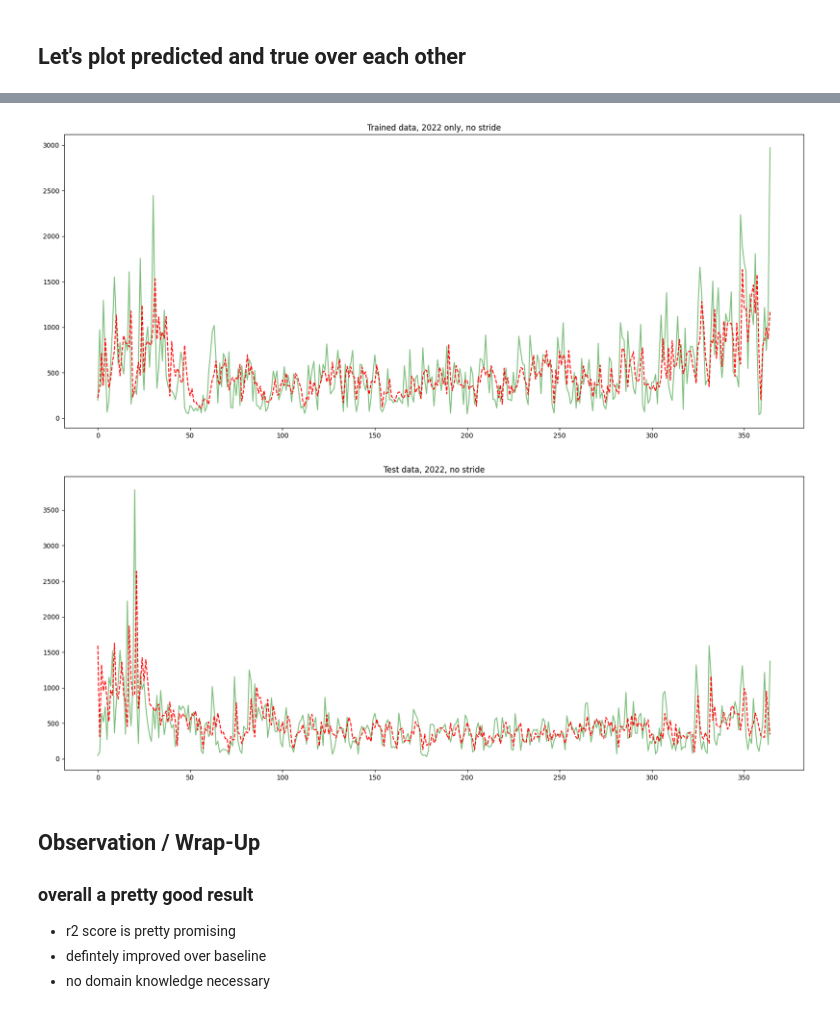
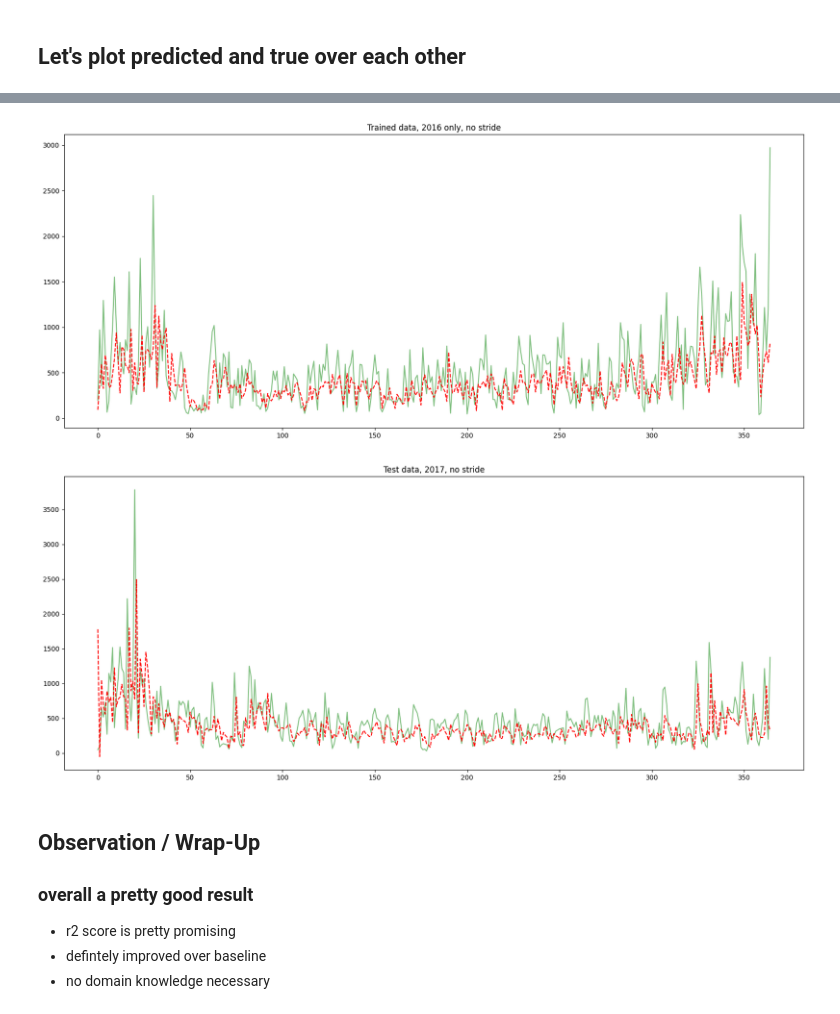
Before and after one commit to NL364/Time-Series, a Jupyter notebook: notebooks/tf2/time-series-rnn-full-predict.ipynb, the cells around one changed output, grey strips where cells are left out. Cells and saved outputs as stored; diff of their text form; code cells hidden in the pictures.

```diff
--- a/notebooks/tf2/time-series-rnn-full-predict.ipynb
+++ b/notebooks/tf2/time-series-rnn-full-predict.ipynb
@@ -348,0 +281,33 @@ _________________________________________________________________
+# %%
+import tensorflow as tf
+from tensorflow import keras
+from tensorflow.keras.layers import Dense, LSTM, GRU, SimpleRNN, Dropout, BatchNormalization
+from tensorflow.keras.models import Sequential, Model
+
+model = Sequential()
+
+# two layer model, known to work well
+# model.add(GRU(100, activation='relu', return_sequences=True, input_shape=(n_steps_in, n_features)))
+# model.add(GRU(100, activation='relu'))
+
+# trains faster, but also works
+# model.add(GRU(256, activation='relu', input_shape=(n_steps_in, n_features)))
+
+# one layer SimpleRNN seems to be enough for this data set
+model.add(SimpleRNN(256, activation='relu', input_shape=(n_steps_in, n_features)))
+
+# horrible results
+# model.add(LSTM(256, activation='relu', return_sequences=True, input_shape=(n_steps_in, n_features)))
+# model.add(LSTM(64, activation='relu'))
+
+# optional regularization
+# model.add(BatchNormalization())
+# model.add(Dropout(0.2))
+
+
+# combines final outputs from RNN into continous output
+model.add(Dense(n_steps_out))
+
+model.compile(optimizer='adam', loss='mse', metrics=[r2_metric])
+
+model.summary()
@@ -350,7 +329,12 @@ _________________________________________________________________
 %%time
 
 batch_size = 32
+epochs=25
 
-history = model.fit(X_train_reshaped, Y_train, validation_data=(X_val_reshaped, Y_val), epochs=25, callbacks=[early_stopping])
+history = model.fit(X_train, Y_train,
+                    batch_size=batch_size,
+                    epochs=epochs,
+                    validation_data=(X_test, Y_test),
+                    verbose=1)
 # %% [output]
 Epoch 1/25
@@ -433,13 +418,13 @@ plt.title('All data, train and test combined, stride 10');
 # %%
 stride = 1
 
 
 plt.plot(NO[-2 * 365:-365:stride], alpha=0.5, color='g')
 plt.plot(Y_train_pred[-365::stride], color='r', ls='dashed')
 
-plt.title('Trained data, 2022 only, no stride');
+plt.title('Trained data, 2016 only, no stride');
 # %% [output]
-[figure, old version]
+[figure, new version]
 # %%
 stride = 1
 
@@ -447,9 +432,9 @@ stride = 1
 plt.plot(NO[-365::stride], alpha=0.5, color='g')
 plt.plot(Y_test_pred[::stride], color='r', ls='dashed')
 
-plt.title('Test data, 2022, no stride');
+plt.title('Test data, 2017, no stride');
 # %% [output]
-[figure, old version]
+[figure, new version]
 # %% [markdown]
 ## Observation / Wrap-Up
 
```
Also changed, not shown: parts of 13 cells of this notebook.
